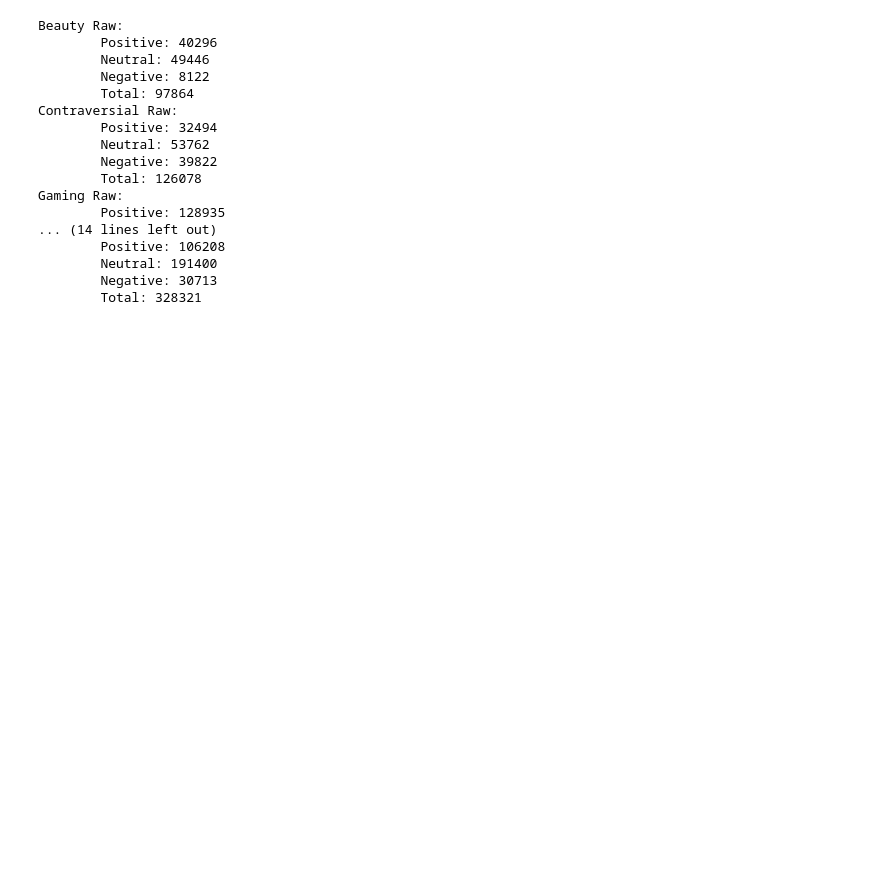
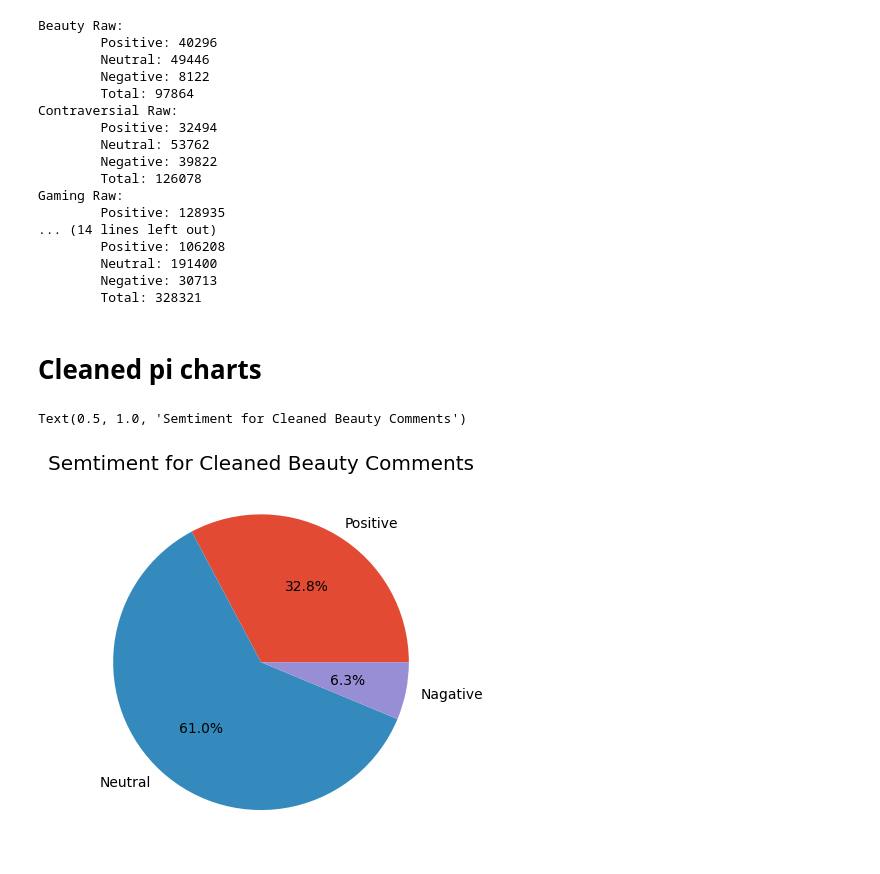
Before and after one commit to fahigley/YT_Sentiment_Analysis, a Jupyter notebook: code/sentiment_analysis.ipynb, the cells around one changed output. Cells and saved outputs as stored; diff of their text form; code cells hidden in the pictures; blank space fills up the shorter version.

Commit message:
Started visualization

```diff
--- a/code/sentiment_analysis.ipynb
+++ b/code/sentiment_analysis.ipynb
@@ -96,15 +96,9 @@ raw_csv_files = ['../data/RawCSV/beauty_comments.csv',
 # %% [markdown]
 Run sentiment analysis on each dataset
 # %%
-beauty_sent_totals_clean = []
-contraversial_sent_totals_clean = []
-gaming_sent_totals_clean = []
-music_sent_totals_clean = []
-reaction_sent_totals_clean = []
-vlog_sent_totals_clean =[]
 
 beauty_sent_totals_clean = run_sentiment_analysis(clean_csv_files[0])
-contraversial_sent_totals_clean = run_sentiment_analysis(clean_csv_files[1])
+controversial_sent_totals_clean = run_sentiment_analysis(clean_csv_files[1])
 gaming_sent_totals_clean = run_sentiment_analysis(clean_csv_files[2])
 music_sent_totals_clean = run_sentiment_analysis(clean_csv_files[3])
 reaction_sent_totals_clean = run_sentiment_analysis(clean_csv_files[4])
@@ -175,3 +162,15 @@ Gaming Raw:
         Neutral: 191400
         Negative: 30713
         Total: 328321
+# %% [markdown]
+# Cleaned pi charts
+# %%
+labels = ['Positive', 'Neutral', 'Nagative']
+cb_sizes = [beauty_sent_totals_clean[0] / sum(beauty_sent_totals_clean), beauty_sent_totals_clean[1] / sum(beauty_sent_totals_clean), beauty_sent_totals_clean[2] / sum(beauty_sent_totals_clean)]
+
+fig, ax = plt.subplots()
+ax.pie(cb_sizes, labels=labels, autopct='%1.1f%%')
+ax.set_title("Semtiment for Cleaned Beauty Comments")
+# %% [output]
+Text(0.5, 1.0, 'Semtiment for Cleaned Beauty Comments')
+[figure, added]
```
Also changed, not shown: parts of 17 cells of this notebook, 12 other files.
